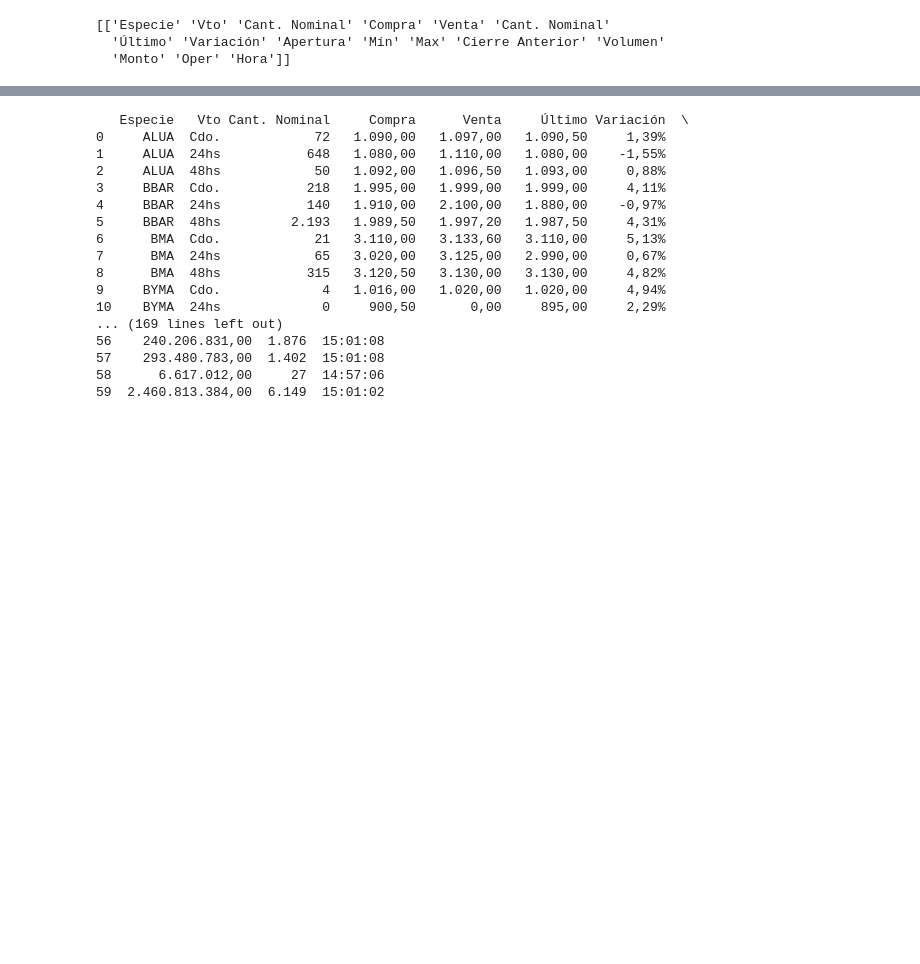
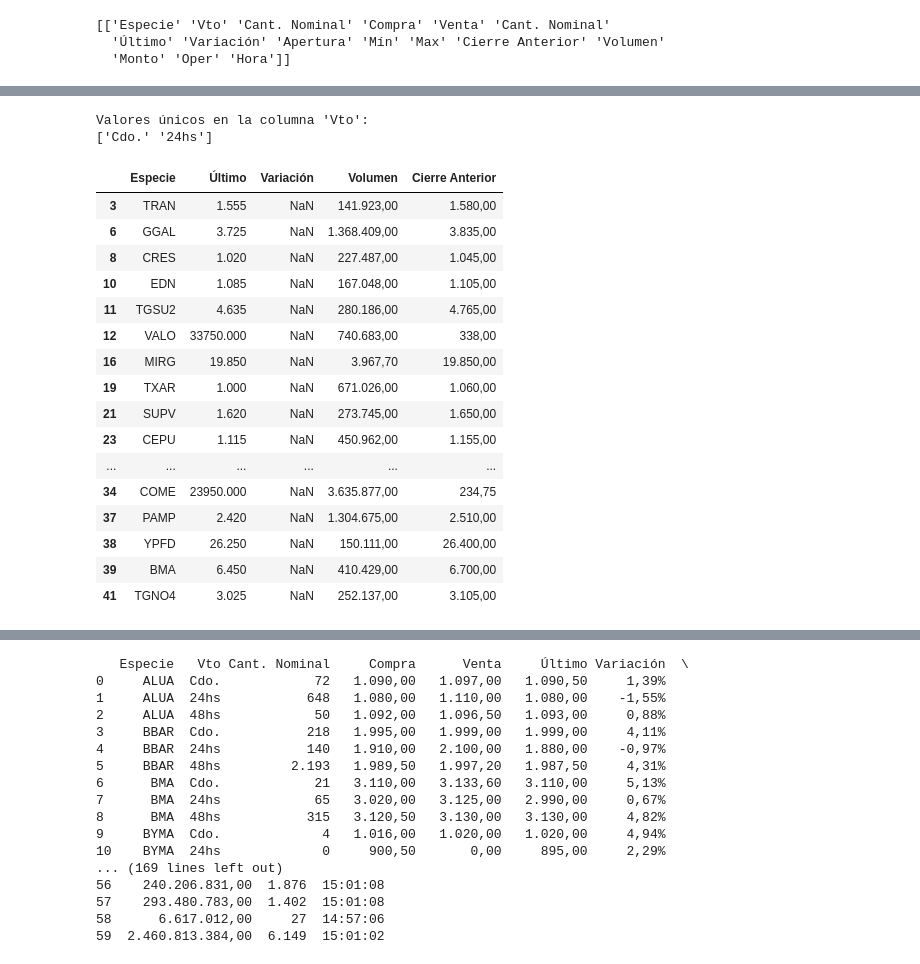
Before and after one commit to rhamiro94/ProyectosScrpaeo, a Jupyter notebook: Proyecto_Scrapeo_BOLSAR.ipynb, the cells around one changed output, grey strips where cells are left out. Cells and saved outputs as stored; diff of their text form; code cells hidden in the pictures; blank space fills up the shorter version.

```diff
--- a/Proyecto_Scrapeo_BOLSAR.ipynb
+++ b/Proyecto_Scrapeo_BOLSAR.ipynb
@@ -152,0 +214,38 @@ for fila in datos:
+# %%
+print("Valores únicos en la columna 'Vto':")
+print(df['Vto'].unique())
+# %% [output]
+Valores únicos en la columna 'Vto':
+['Cdo.' '24hs']
+# %%
+df = pd.DataFrame(datos)
+
+# Convertir la columna 'Último' y 'Variación' a numéricas, en caso de que no lo sean
+df['Último'] = pd.to_numeric(df['Último'].str.replace(',', '').str.replace(' ', ''), errors='coerce')
+df['Variación'] = pd.to_numeric(df['Variación'].str.replace(',', '').str.replace(' ', ''), errors='coerce')
+
+
+# Filtrar las filas donde el valor de la columna 'Vto' sea '24hs'
+df_filtered = df[df['Vto'] == '24hs']
+
+# Seleccionar solo las columnas necesarias
+df_filtered = df_filtered[['Especie', 'Último','Variación','Volumen','Cierre Anterior',]]
+df_filtered
+# %% [output]
+|  | Especie | Último | Variación | Volumen | Cierre Anterior |
+| 3 | TRAN | 1.555 | NaN | 141.923,00 | 1.580,00 |
+| 6 | GGAL | 3.725 | NaN | 1.368.409,00 | 3.835,00 |
+| 8 | CRES | 1.020 | NaN | 227.487,00 | 1.045,00 |
+| 10 | EDN | 1.085 | NaN | 167.048,00 | 1.105,00 |
+| 11 | TGSU2 | 4.635 | NaN | 280.186,00 | 4.765,00 |
+| 12 | VALO | 33750.000 | NaN | 740.683,00 | 338,00 |
+| 16 | MIRG | 19.850 | NaN | 3.967,70 | 19.850,00 |
+| 19 | TXAR | 1.000 | NaN | 671.026,00 | 1.060,00 |
+| 21 | SUPV | 1.620 | NaN | 273.745,00 | 1.650,00 |
+| 23 | CEPU | 1.115 | NaN | 450.962,00 | 1.155,00 |
+| ... | ... | ... | ... | ... | ... |
+| 34 | COME | 23950.000 | NaN | 3.635.877,00 | 234,75 |
+| 37 | PAMP | 2.420 | NaN | 1.304.675,00 | 2.510,00 |
+| 38 | YPFD | 26.250 | NaN | 150.111,00 | 26.400,00 |
+| 39 | BMA | 6.450 | NaN | 410.429,00 | 6.700,00 |
+| 41 | TGNO4 | 3.025 | NaN | 252.137,00 | 3.105,00 |
```
Also changed, not shown: parts of 8 cells of this notebook.
